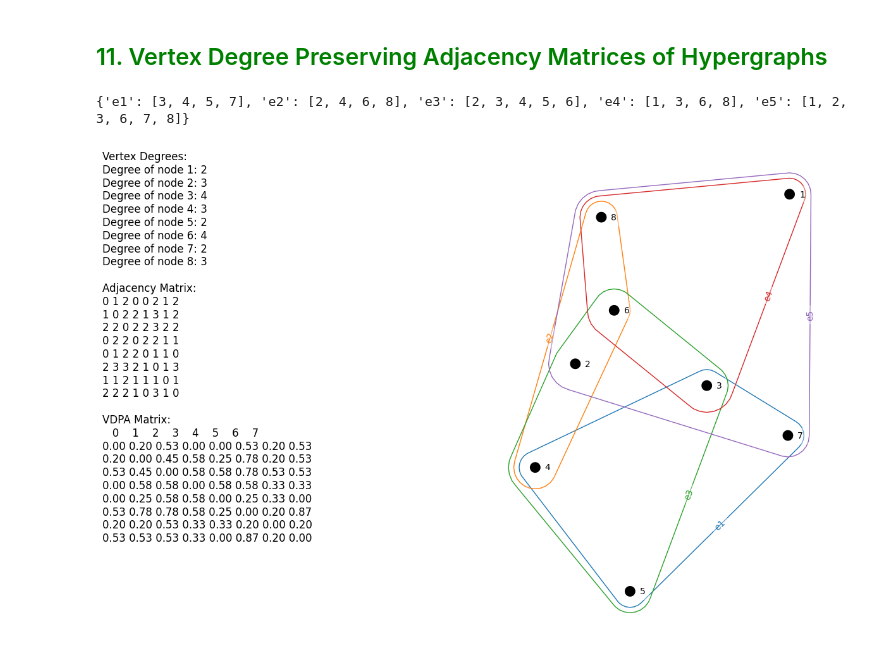
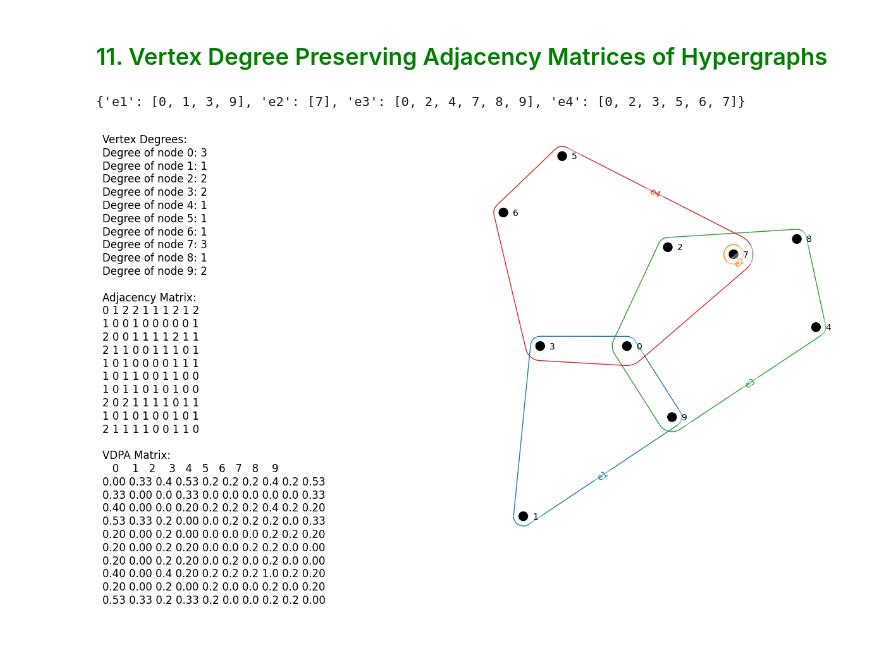
Before and after one commit to mboudour/var, a Jupyter notebook: Key Methods of Hypergraph Analysis Seminars/Seminar_I.ipynb, the cells around one changed output. Cells and saved outputs as stored; diff of their text form; code cells hidden in the pictures.

```diff
--- a/Key Methods of Hypergraph Analysis Seminars/Seminar_I.ipynb
+++ b/Key Methods of Hypergraph Analysis Seminars/Seminar_I.ipynb
@@ -250,26 +250,34 @@ def vdpa_matrix(hypergraph):
     list: The list of vertices in the hypergraph.
     """
     vertices = set()
+    vertex_degree = {}
     for hyperedge in hypergraph.values():
+        for v in hyperedge:
+            vertex_degree[v] = vertex_degree.get(v, 0) + 1
         vertices.update(hyperedge)
-    vertices = sorted(vertices)  # Sort for consistent ordering
+
+    vertices = sorted(vertices)
     num_vertices = len(vertices)
     vertex_to_index = {v: i for i, v in enumerate(vertices)}
 
     vdpa_matrix = np.zeros((num_vertices, num_vertices), dtype=float)
+
     for hyperedge in hypergraph.values():
         size_e = len(hyperedge)
-        if size_e < 2:
-            continue  # Skip hyperedges with fewer than 2 vertices
-        for i in range(len(hyperedge)):
-            for j in range(i + 1, len(hyperedge)):
-                v1 = hyperedge[i]
-                v2 = hyperedge[j]
-                idx1 = vertex_to_index[v1]
-                idx2 = vertex_to_index[v2]
-                weight = 1.0 / (size_e - 1)
-                vdpa_matrix[idx1, idx2] += weight
-                vdpa_matrix[idx2, idx1] += weight
+
+        if size_e == 1:
+            v = hyperedge[0]
+            idx = vertex_to_index[v]
+            vdpa_matrix[idx, idx] += 1
+
+        elif size_e > 1:
+            weight = 1.0 / (size_e - 1)
+            for i in range(len(hyperedge)):
+                for j in range(i + 1, len(hyperedge)):
+                    v1, v2 = hyperedge[i], hyperedge[j]
+                    idx1, idx2 = vertex_to_index[v1], vertex_to_index[v2]
+                    vdpa_matrix[idx1, idx2] += weight
+                    vdpa_matrix[idx2, idx1] += weight
 
     return vdpa_matrix, vertices
 # %% [markdown]
@@ -524,36 +533,41 @@ plt.show()
 <a id='11'></a>
 ## <span style="color:green">11. Vertex Degree Preserving Adjacency Matrices of Hypergraphs</span>
 # %%
-hg_d=hypergraph_random_creator(vertices, hyperedge_names, m=5, minv=1, maxv=6, mw=0)
+vertices=list(range(10))
+hyperedge_names = [f"e{i+1}" for i in range(5)]
+while True:
+    hg_d=hypergraph_random_creator(vertices, hyperedge_names, m=4, minv=1, maxv=6, mw=0)
+    if is_connected(hg_d):
+        break
 hg_d = {k: [int(v) for v in vals] for k, vals in hg_d.items()}
 print(hg_d)
 
 H = hnx.Hypergraph(hg_d)
 incidence_matrix = H.incidence_matrix().toarray()
+vertex_degrees = {v: H.degree(v) for v in H.nodes}
 A = incidence_matrix @ incidence_matrix.T
 np.fill_diagonal(A, 0)
-vertices = sorted(H.nodes)
 vdpa, vertices = vdpa_matrix(hg_d)
 vdpa_df = pd.DataFrame(vdpa).round(2)
 
 left_text = "Vertex Degrees:\n"
 for node in sorted(H.nodes):
     left_text += f"Degree of node {node}: {H.degree(node)}\n"
 left_text += "\nAdjacency Matrix:\n"
 left_text += pd.DataFrame(A, index=vertices, columns=vertices).to_string(index=False, header=False) + "\n\n"
 left_text += "VDPA Matrix:\n"
 left_text += vdpa_df.to_string(index=False)
 
 fig, axes = plt.subplots(1, 2, figsize=(12, 8))
 
 axes[0].axis('off')
 axes[0].text(0, 1, left_text, fontsize=12, va='top', wrap=True)
 
 hnx.draw(H, ax=axes[1])
 axes[1].axis('off')
 
 plt.tight_layout()
 plt.show()
 # %% [output]
-{'e1': [3, 4, 5, 7], 'e2': [2, 4, 6, 8], 'e3': [2, 3, 4, 5, 6], 'e4': [1, 3, 6, 8], 'e5': [1, 2, 3, 6, 7, 8]}
+{'e1': [0, 1, 3, 9], 'e2': [7], 'e3': [0, 2, 4, 7, 8, 9], 'e4': [0, 2, 3, 5, 6, 7]}
-[figure, old version]
+[figure, new version]
```
Also changed, not shown: parts of 10 cells of this notebook, 2 other files.
